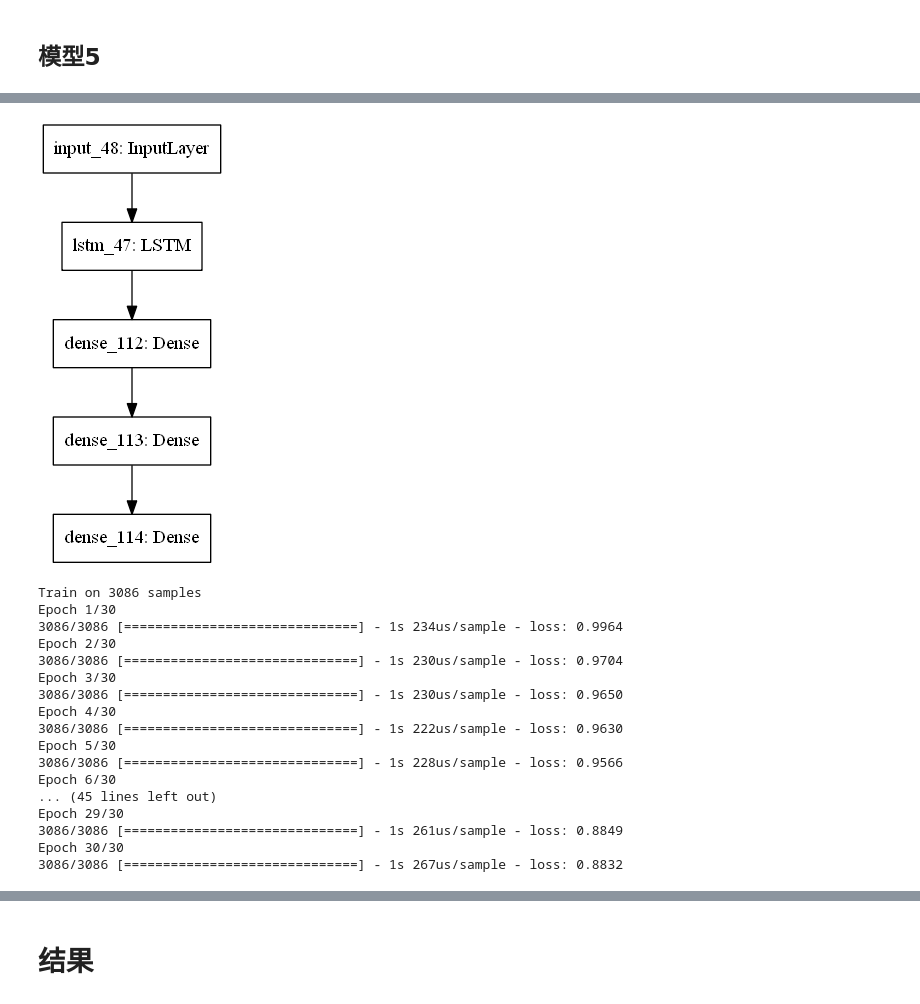
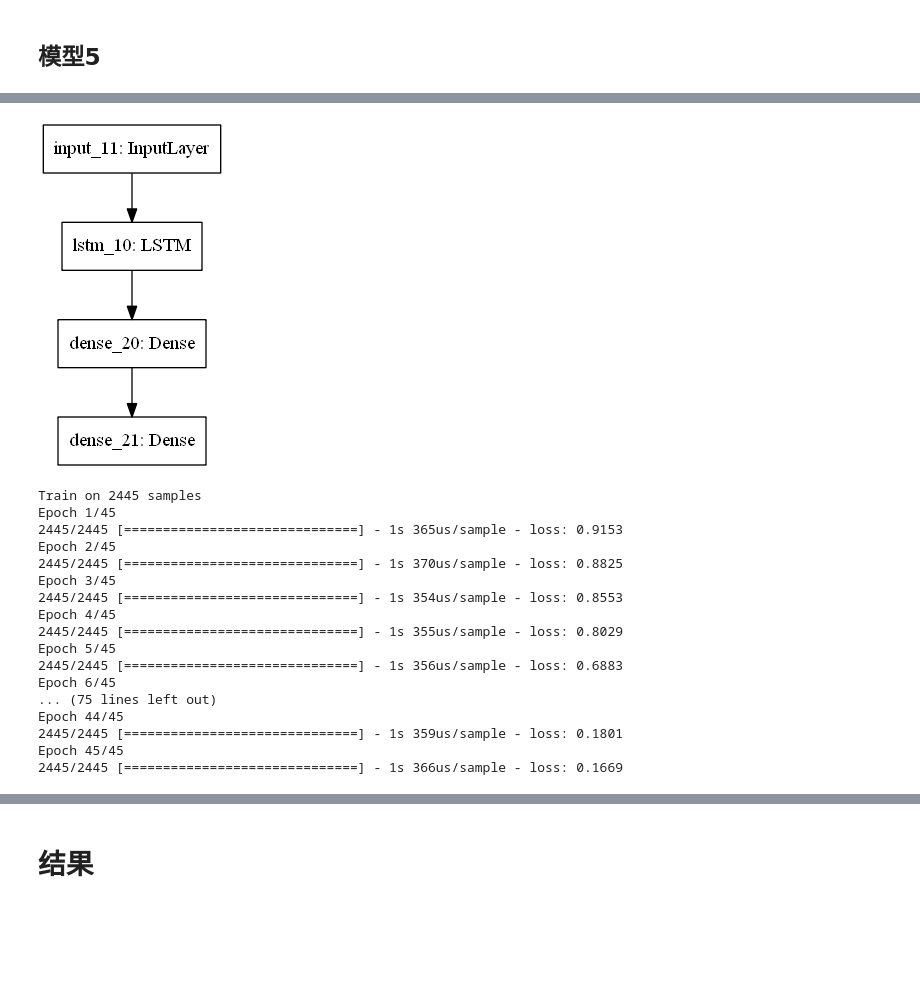
Before and after one commit to SimonLaplacing/prediction, a Jupyter notebook: SequenceModel.ipynb, the cells around one changed output, grey strips where cells are left out. Cells and saved outputs as stored; diff of their text form; code cells hidden in the pictures; blank space fills up the shorter version.

```diff
--- a/SequenceModel.ipynb
+++ b/SequenceModel.ipynb
@@ -40,13 +39,13 @@ Using TensorFlow backend.
 # %%
 index80 = 1
 
-Intrain80 = np.load('data/ComIntrain%s.npy' % index80)
+Intrain80 = np.load('data/EnIntrain%s.npy' % index80)
 Outtrain80 = np.load('data/EnOuttrain%s.npy' % index80)
 
 InLtrain80 = np.load('data/EnIntrain%s.npy' % index80)
 OutLtrain80 = np.load('data/EnOutLtrain%s.npy' % index80)
 
-Intest80 = np.load('data/ComIntest%s.npy' % index80)
+Intest80 = np.load('data/EnIntest%s.npy' % index80)
 Outtest80 = np.load('data/EnOuttest%s.npy' % index80)
 
 InLtest80 = np.load('data/EnIntest%s.npy' % index80)
@@ -56,13 +55,13 @@ print(Intrain80.shape, OutLtrain80.shape, Outtest80.shape, OutLtest80.shape)
 
 index101 = 2
 
-Intrain101 = np.load('data/ComIntrain%s.npy' % index101)
+Intrain101 = np.load('data/EnIntrain%s.npy' % index101)
 Outtrain101 = np.load('data/EnOuttrain%s.npy' % index101)
 
 InLtrain101 = np.load('data/EnIntrain%s.npy' % index101)
 OutLtrain101 = np.load('data/EnOutLtrain%s.npy' % index101)
 
-Intest101 = np.load('data/ComIntest%s.npy' % index101)
+Intest101 = np.load('data/EnIntest%s.npy' % index101)
 Outtest101 = np.load('data/EnOuttest%s.npy' % index101)
 
 InLtest101 = np.load('data/EnIntest%s.npy' % index101)
@@ -518,20 +517,20 @@ Epoch 40/40
 # %%
 # 基本参数:
 Tx = InLtrain.shape[1]  # 最大输入序列长度
-layer1_size = 64
+layer1_size = 32
 input_token = InLtrain.shape[2] # 输入序列维度
 output_token = OutLtrain.shape[1] #输出序列维度
 
 def get_model2(Tx, layer1_size, input_token, output_token):
-    layer1 = Dense(32, activation='relu')
-    layer2 = Dense(16, activation='relu')
+    layer1 = Dense(16, activation='relu')
+#     layer2 = Dense(16, activation='relu')
     layer3 = Dense(output_token, activation='softmax')
     # Create layers one by one
     X = Input(shape=(Tx, input_token))
 
     a1 = LSTM(layer1_size, return_sequences=False)(X)
 
-    a2 = layer3(layer2(layer1(a1)))
+    a2 = layer3(layer1(a1))
 
     # Create Keras model
     model = Model(inputs=[X], outputs=a2)
@@ -550,26 +549,26 @@ WARNING:tensorflow:Layer lstm_47 will not use cuDNN kernel since it doesn't meet
-[figure, old version]
+[figure, new version]
 # %%
 # Time to train
 
-History5 = model5.fit(InLtrain80, OutLtrain80, epochs=30, batch_size=32)
+History5 = model5.fit(InLtrain101, OutLtrain101, epochs=45, batch_size=16)
 # %% [output]
-Train on 3086 samples
-Epoch 1/30
-3086/3086 [==============================] - 1s 234us/sample - loss: 0.9964
-Epoch 2/30
-3086/3086 [==============================] - 1s 230us/sample - loss: 0.9704
-Epoch 3/30
-3086/3086 [==============================] - 1s 230us/sample - loss: 0.9650
-Epoch 4/30
-3086/3086 [==============================] - 1s 222us/sample - loss: 0.9630
-Epoch 5/30
-3086/3086 [==============================] - 1s 228us/sample - loss: 0.9566
-Epoch 6/30
-... (45 lines left out)
-Epoch 29/30
-3086/3086 [==============================] - 1s 261us/sample - loss: 0.8849
-Epoch 30/30
-3086/3086 [==============================] - 1s 267us/sample - loss: 0.8832
+Train on 2445 samples
+Epoch 1/45
+2445/2445 [==============================] - 1s 365us/sample - loss: 0.9153
+Epoch 2/45
+2445/2445 [==============================] - 1s 370us/sample - loss: 0.8825
+Epoch 3/45
+2445/2445 [==============================] - 1s 354us/sample - loss: 0.8553
+Epoch 4/45
+2445/2445 [==============================] - 1s 355us/sample - loss: 0.8029
+Epoch 5/45
+2445/2445 [==============================] - 1s 356us/sample - loss: 0.6883
+Epoch 6/45
+... (75 lines left out)
+Epoch 44/45
+2445/2445 [==============================] - 1s 359us/sample - loss: 0.1801
+Epoch 45/45
+2445/2445 [==============================] - 1s 366us/sample - loss: 0.1669
 # %%
 pred5 = model5.predict(InLtest)
 print(pred5)
```
Also changed, not shown: parts of 4 cells of this notebook, 1 other file.
